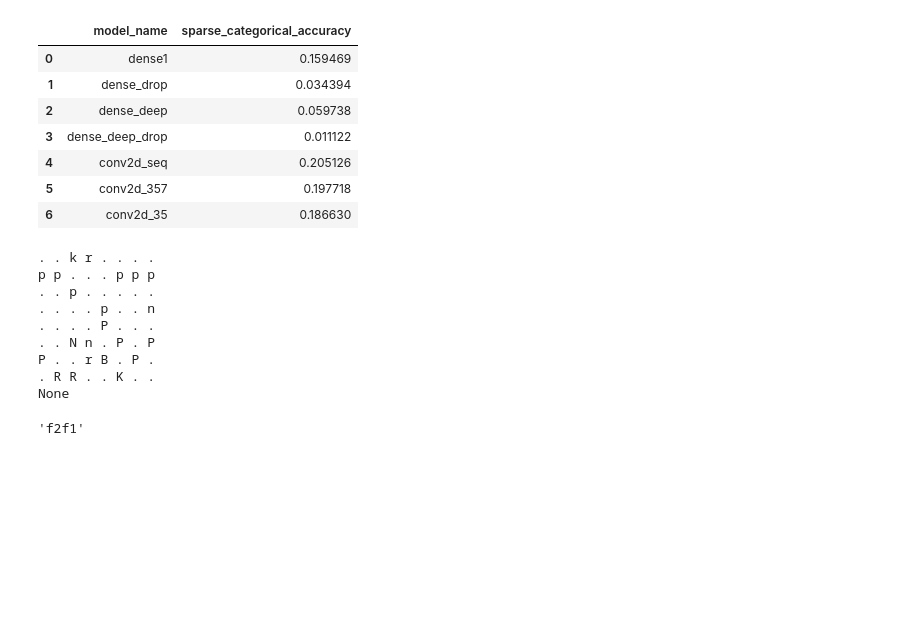
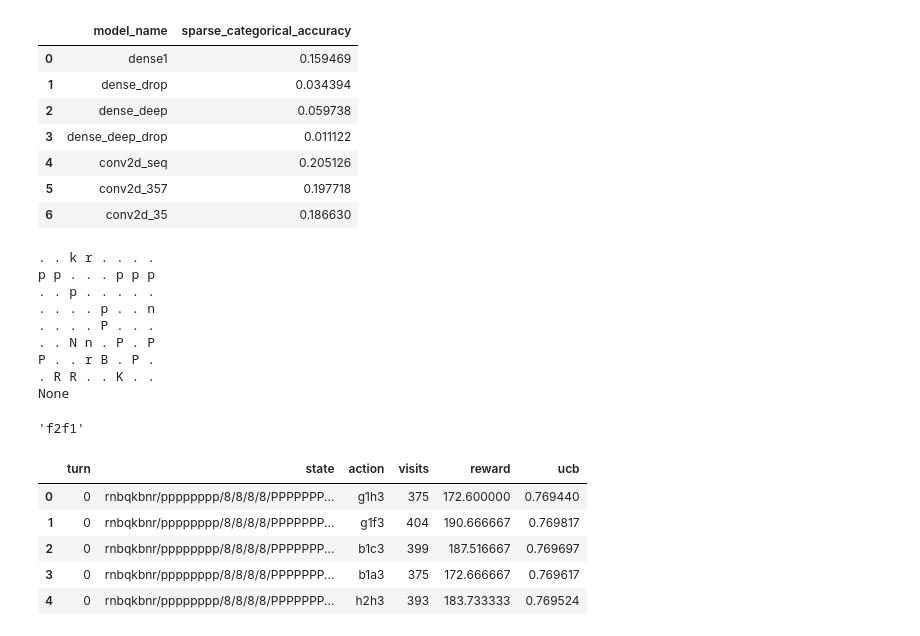
Before and after one commit to kenngkz/chess-ai, a Jupyter notebook: ai.ipynb, the cells around one changed output. Drawn from its saved outputs; the diff is of its cells as text; code cells hidden in the pictures; blank space fills up the shorter version.

```diff
--- a/ai.ipynb
+++ b/ai.ipynb
@@ -678,3 +678,16 @@ end = game.end()
 end.uci()
 # %% [output]
 'f2f1'
+# %%
+import pandas as pd
+import matplotlib.pyplot as plt
+
+df = pd.read_csv("distribution.csv")
+df.head()
+# %% [output]
+|  | turn | state | action | visits | reward | ucb |
+| 0 | 0 | rnbqkbnr/pppppppp/8/8/8/8/PPPPPPP... | g1h3 | 375 | 172.600000 | 0.769440 |
+| 1 | 0 | rnbqkbnr/pppppppp/8/8/8/8/PPPPPPP... | g1f3 | 404 | 190.666667 | 0.769817 |
+| 2 | 0 | rnbqkbnr/pppppppp/8/8/8/8/PPPPPPP... | b1c3 | 399 | 187.516667 | 0.769697 |
+| 3 | 0 | rnbqkbnr/pppppppp/8/8/8/8/PPPPPPP... | b1a3 | 375 | 172.666667 | 0.769617 |
+| 4 | 0 | rnbqkbnr/pppppppp/8/8/8/8/PPPPPPP... | h2h3 | 393 | 183.733333 | 0.769524 |
```
Also changed, not shown: parts of 1 cell of this notebook, 6 other files.
